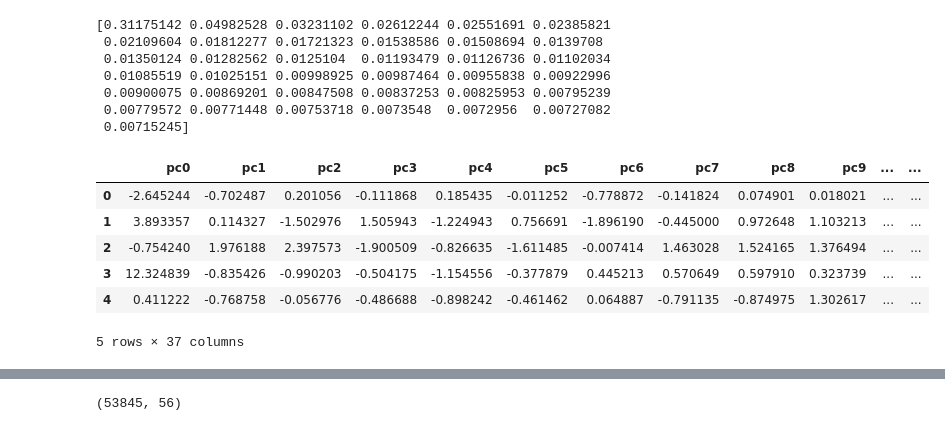
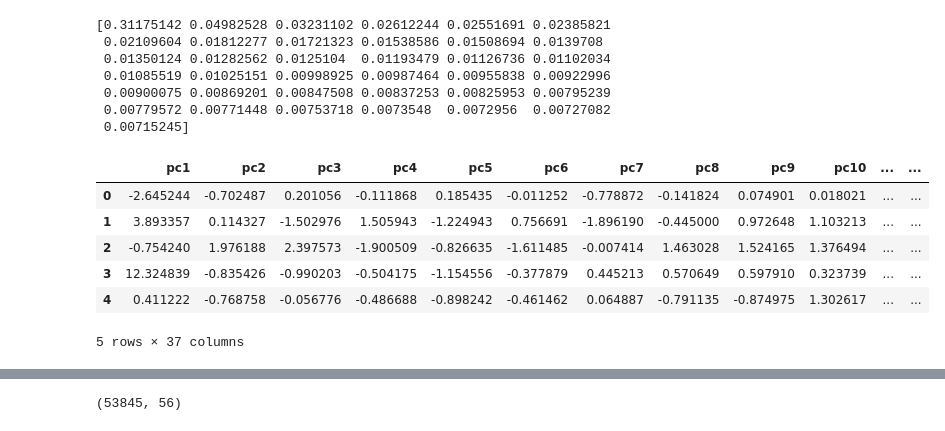
Before and after one commit to acgowda/yelp-sentiment, a Jupyter notebook: data_exploration.ipynb, the cells around one changed output, grey strips where cells are left out. Cells and saved outputs as stored; diff of their text form; code cells hidden in the pictures.

Commit message:
update pca column names

```diff
--- a/data_exploration.ipynb
+++ b/data_exploration.ipynb
@@ -144,10 +144,10 @@ print(pca.explained_variance_ratio_)
  0.00715245]
 # %%
 pca_data = pd.DataFrame(data = X_pca)
-pca_data.columns = ['pc' + str(col) for col in pca_data.columns]
+pca_data.columns = ['pc' + str(col+1) for col in pca_data.columns]
 pca_data.head()
 # %% [output]
-|  | pc0 | pc1 | pc2 | pc3 | pc4 | pc5 | pc6 | pc7 | pc8 | pc9 | ... | ... |
+|  | pc1 | pc2 | pc3 | pc4 | pc5 | pc6 | pc7 | pc8 | pc9 | pc10 | ... | ... |
 | 0 | -2.645244 | -0.702487 | 0.201056 | -0.111868 | 0.185435 | -0.011252 | -0.778872 | -0.141824 | 0.074901 | 0.018021 | ... | ... |
 | 1 | 3.893357 | 0.114327 | -1.502976 | 1.505943 | -1.224943 | 0.756691 | -1.896190 | -0.445000 | 0.972648 | 1.103213 | ... | ... |
 | 2 | -0.754240 | 1.976188 | 2.397573 | -1.900509 | -0.826635 | -1.611485 | -0.007414 | 1.463028 | 1.524165 | 1.376494 | ... | ... |
```
